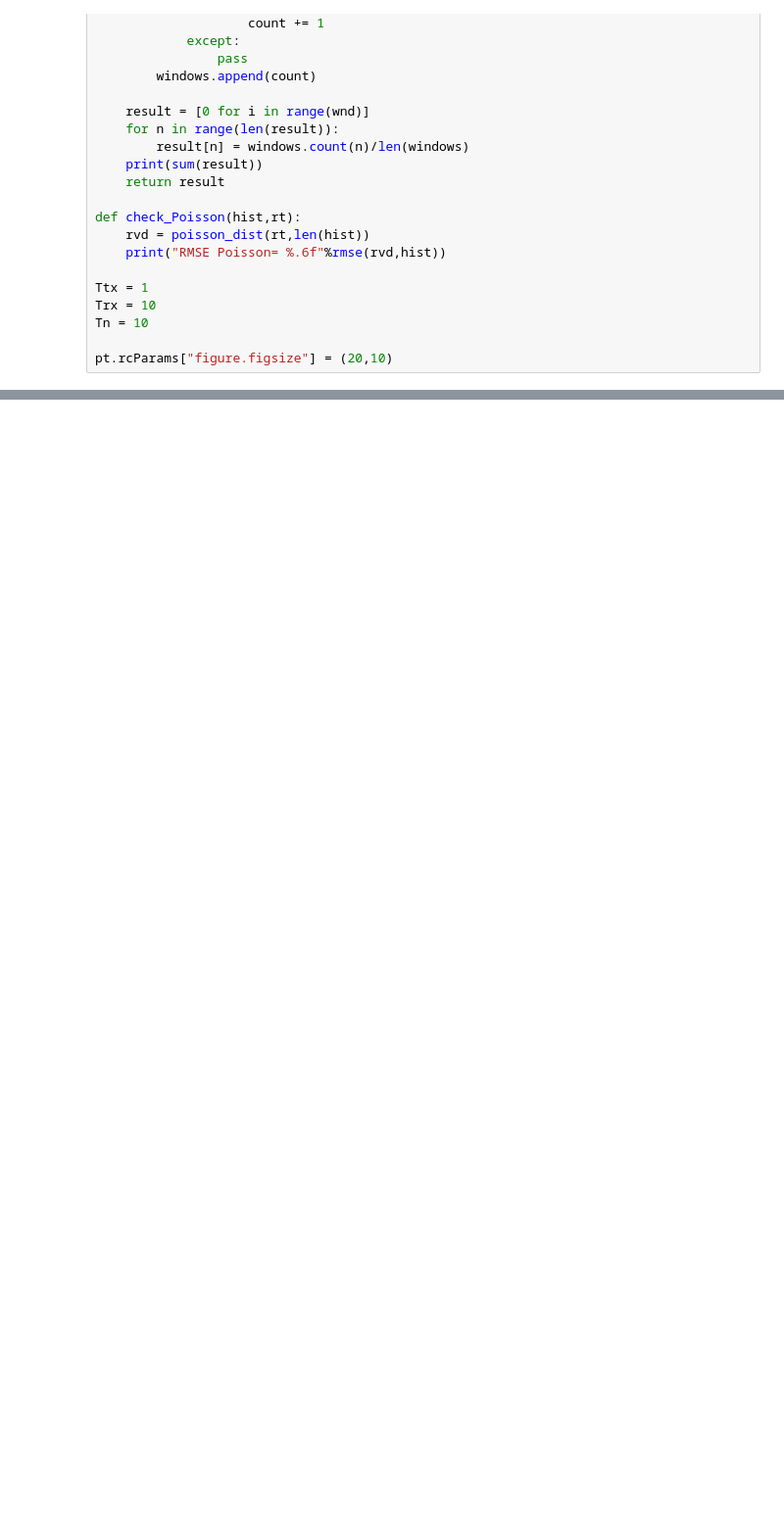
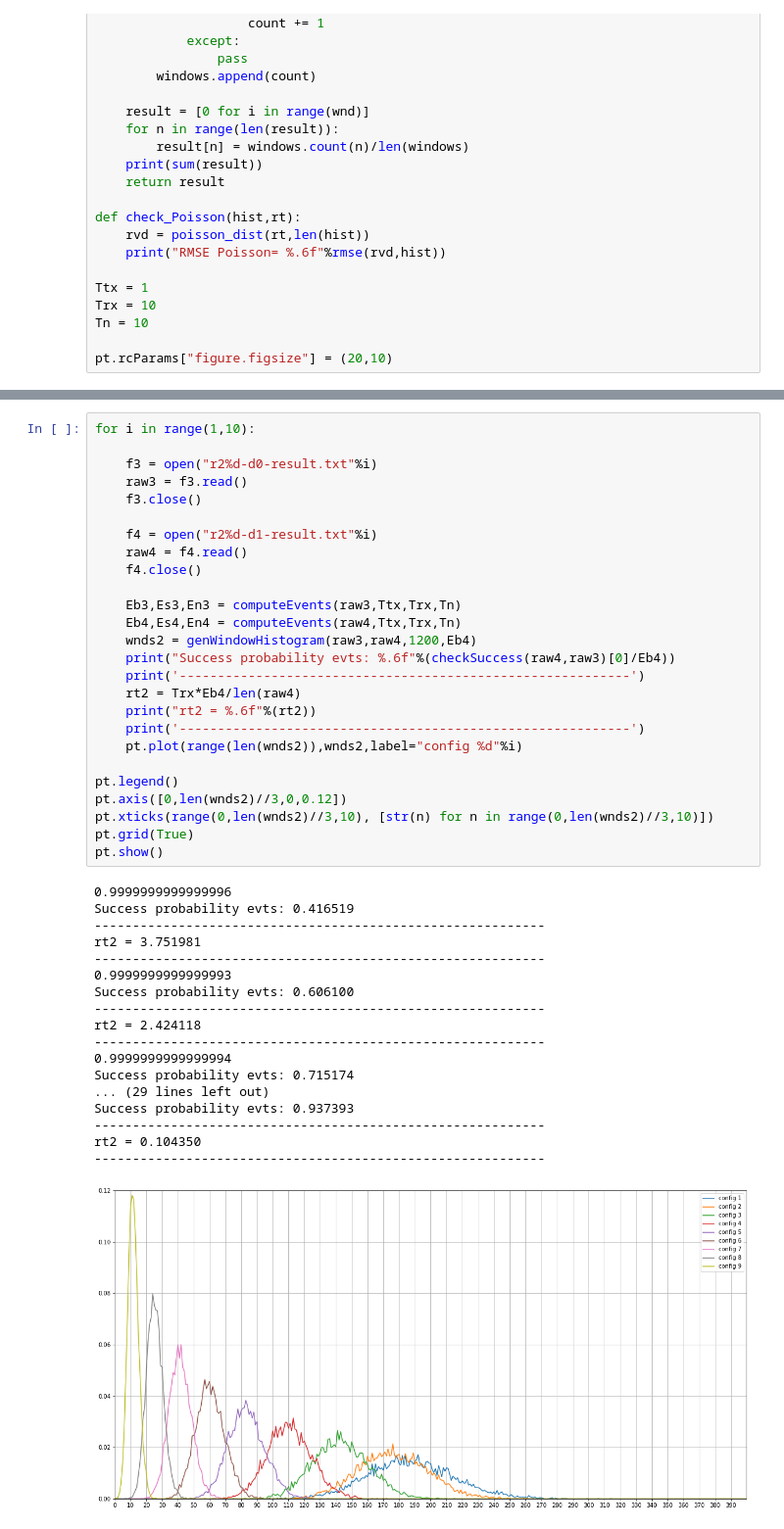
Before and after one commit to ingframin/BroadcastSimulation, a Jupyter notebook: results/Untitled.ipynb, the cells around one changed output, grey strips where cells are left out. Shown at 98% size. Drawn from its saved outputs; the diff is of its cells as text; blank space fills up the shorter version.

```diff
--- a/results/Untitled.ipynb
+++ b/results/Untitled.ipynb
@@ -96,3 +84,48 @@ Success probability evts: 0.989056
 rt1 = 0.110199
 -----------------------------------------------------------
 [figure]
+# %%
+for i in range(1,10):
+
+    f3 = open("r2%d-d0-result.txt"%i)
+    raw3 = f3.read()
+    f3.close()
+
+    f4 = open("r2%d-d1-result.txt"%i)
+    raw4 = f4.read()
+    f4.close()
+
+    Eb3,Es3,En3 = computeEvents(raw3,Ttx,Trx,Tn)
+    Eb4,Es4,En4 = computeEvents(raw4,Ttx,Trx,Tn)
+    wnds2 = genWindowHistogram(raw3,raw4,1200,Eb4)
+    print("Success probability evts: %.6f"%(checkSuccess(raw4,raw3)[0]/Eb4))
+    print('-----------------------------------------------------------')
+    rt2 = Trx*Eb4/len(raw4)
+    print("rt2 = %.6f"%(rt2))
+    print('-----------------------------------------------------------')
+    pt.plot(range(len(wnds2)),wnds2,label="config %d"%i)
+
+pt.legend()
+pt.axis([0,len(wnds2)//3,0,0.12])
+pt.xticks(range(0,len(wnds2)//3,10), [str(n) for n in range(0,len(wnds2)//3,10)])
+pt.grid(True)
+pt.show()
+# %% [output]
+0.9999999999999996
+Success probability evts: 0.416519
+-----------------------------------------------------------
+rt2 = 3.751981
+-----------------------------------------------------------
+0.9999999999999993
+Success probability evts: 0.606100
+-----------------------------------------------------------
+rt2 = 2.424118
+-----------------------------------------------------------
+0.9999999999999994
+Success probability evts: 0.715174
+... (29 lines left out)
+Success probability evts: 0.937393
+-----------------------------------------------------------
+rt2 = 0.104350
+-----------------------------------------------------------
+[figure, added]
```
Also changed, not shown: parts of 1 cell of this notebook.
